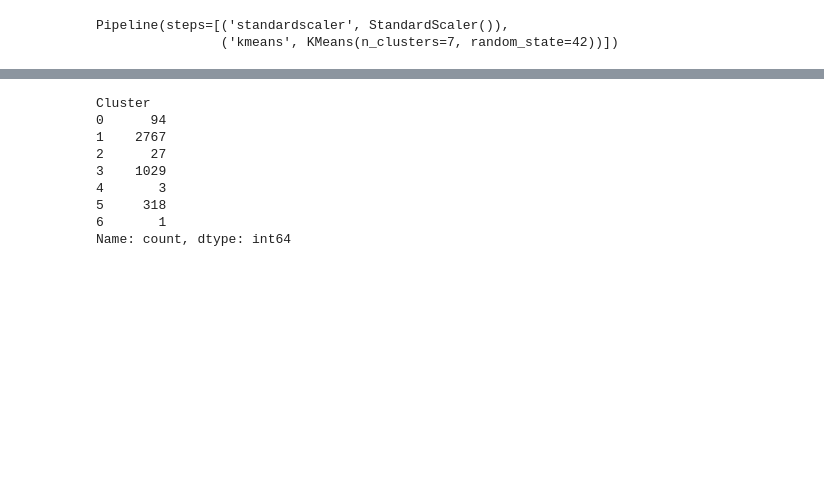
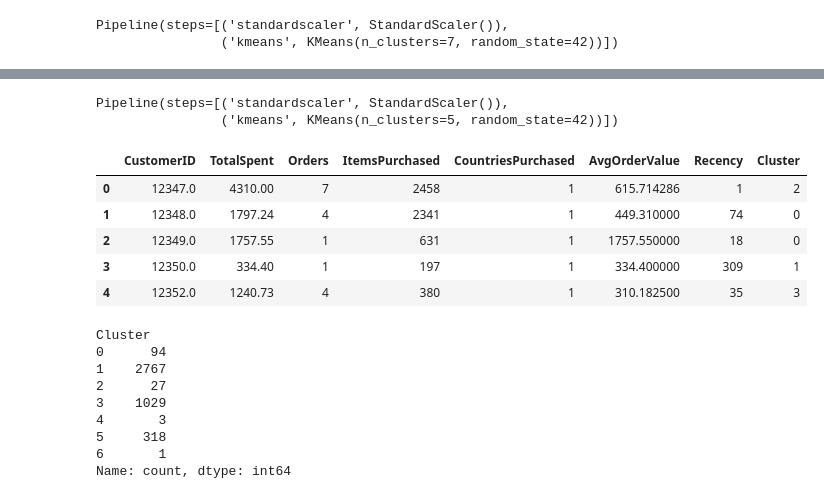
Before and after one commit to NedJuma/Customer_Segmentation_KMeans_Clustering, a Jupyter notebook: notebooks/modelling.ipynb, the cells around one changed output, grey strips where cells are left out. Drawn from its saved outputs; the diff is of its cells as text; code cells hidden in the pictures; blank space fills up the shorter version.

Commit message:
cluster analysis added

```diff
--- a/notebooks/modelling.ipynb
+++ b/notebooks/modelling.ipynb
@@ -448,0 +571,6 @@ df["Cluster"] = final_model.named_steps["kmeans"].labels_
+# %%
+# Rebuild model
+# Set features
+X2=df_log.drop(columns=['CountriesPurchased', 'CustomerID'])
+print("X2:", X2.shape)
+X2.head()
@@ -448,0 +667,13 @@ df["Cluster"] = final_model.named_steps["kmeans"].labels_
+# %%
+for k in range(2,8):
+    model = make_pipeline(
+        StandardScaler(),
+        KMeans(n_clusters=k, random_state=42)
+    )
+
+    model.fit(X2)
+
+    labels = model.named_steps["kmeans"].labels_
+
+    print(f"\n{k} Clusters")
+    print(pd.Series(labels).value_counts().sort_index())
@@ -449,2 +717,23 @@ df["Cluster"] = final_model.named_steps["kmeans"].labels_
+# %%
+# Final model
+final_model=make_pipeline(StandardScaler(),
+                        KMeans(n_clusters=5, random_state=42))
+final_model.fit(X2)
+# %% [output]
+Pipeline(steps=[('standardscaler', StandardScaler()),
+                ('kmeans', KMeans(n_clusters=5, random_state=42))])
+# %%
+# Assign Customers to clusters
+df_model["Cluster"] = final_model.named_steps["kmeans"].labels_
+df_model.to_csv("clusters.csv", index=False)
+# %%
+df_model.head()
+# %% [output]
+|  | CustomerID | TotalSpent | Orders | ItemsPurchased | CountriesPurchased | AvgOrderValue | Recency | Cluster |
+| 0 | 12347.0 | 4310.00 | 7 | 2458 | 1 | 615.714286 | 1 | 2 |
+| 1 | 12348.0 | 1797.24 | 4 | 2341 | 1 | 449.310000 | 74 | 0 |
+| 2 | 12349.0 | 1757.55 | 1 | 631 | 1 | 1757.550000 | 18 | 0 |
+| 3 | 12350.0 | 334.40 | 1 | 197 | 1 | 334.400000 | 309 | 1 |
+| 4 | 12352.0 | 1240.73 | 4 | 380 | 1 | 310.182500 | 35 | 3 |
 # %%
 cluster_summary = (
```
Also changed, not shown: parts of 34 cells of this notebook, 3 other files.
